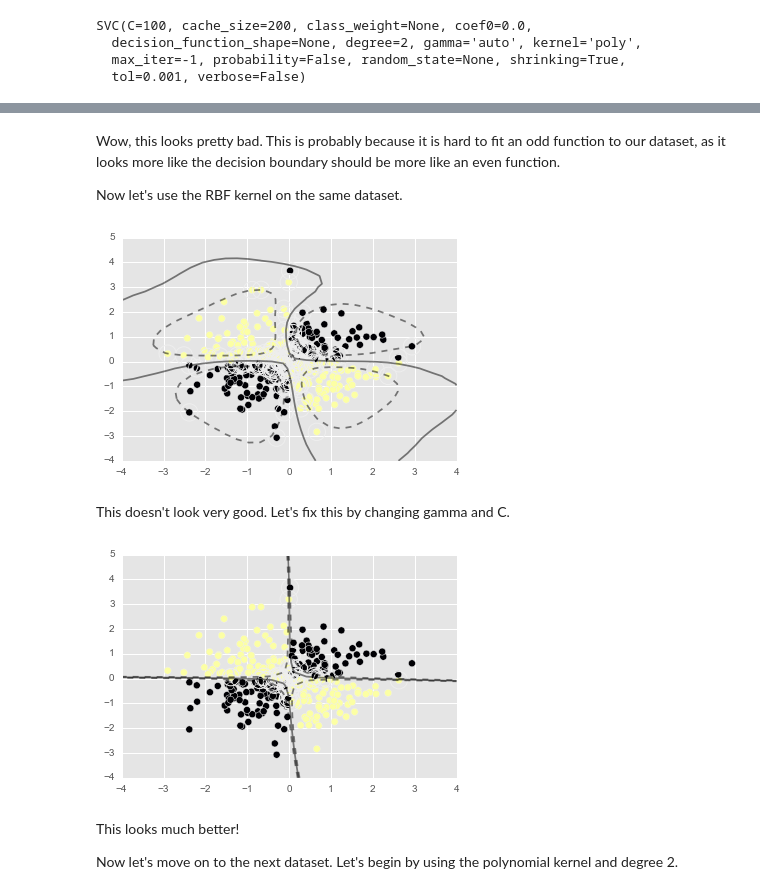
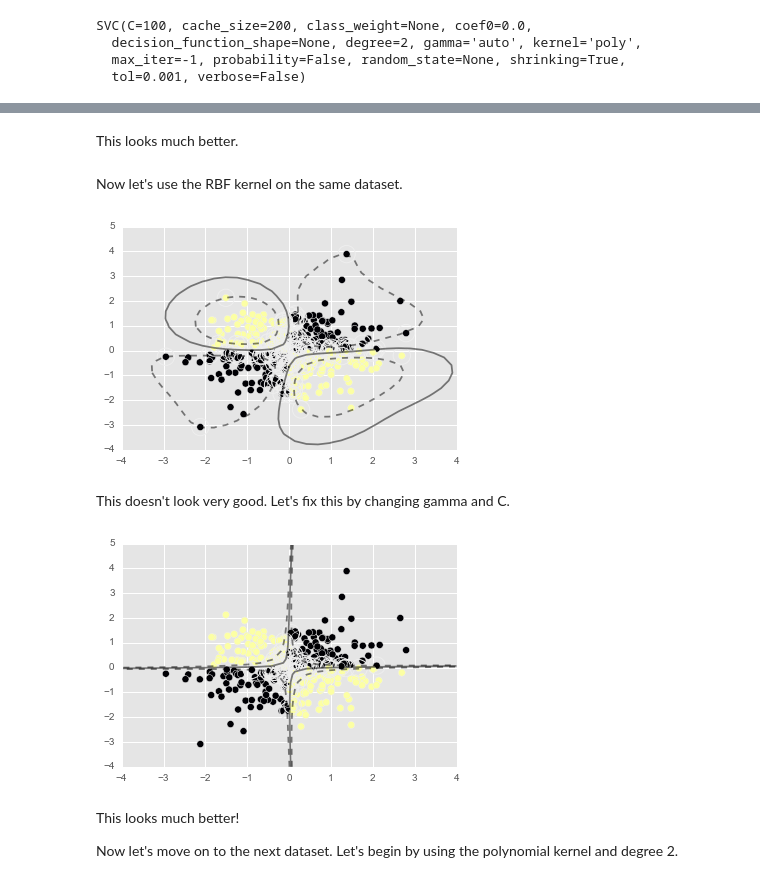
Before and after one commit to ksun0/svm, a Jupyter notebook: miniproject_SVMs_final.ipynb, the cells around one changed output, grey strips where cells are left out. Drawn from its saved outputs; the diff is of its cells as text; code cells hidden in the pictures.

```diff
--- a/miniproject_SVMs_final.ipynb
+++ b/miniproject_SVMs_final.ipynb
@@ -208,6 +203,0 @@ Out of curiosity, let's see what would happen if we changed the degree to 10.
-# %%
-model = SVC(kernel='poly', degree=3, C=10)
-model.fit(X_3, y_3)
-plt.scatter(X_3[:, 0], X_3[:, 1], c=y_3, s=50, cmap='inferno')
-plot_svc_decision_function(model)
-plt.show()
@@ -216,7 +204,7 @@ plt.show()
-# %% [markdown]
-Wow, this looks pretty bad. This is probably because it is hard to fit an odd function to our dataset, as it looks more like the decision boundary should be more like an even function.
-
-Now let's use the RBF kernel on the same dataset.
+# %% [markdown]
+This looks much better.
+# %% [markdown]
+Now let's use the RBF kernel on the same dataset.
 # %%
 model = SVC(kernel='rbf')
 model.fit(X_3, y_3)
@@ -224,17 +212,17 @@ plt.scatter(X_3[:, 0], X_3[:, 1], c=y_3, s=50, cmap='inferno')
 plot_svc_decision_function(model)
 plt.show()
 # %% [output]
-[figure, old version]
+[figure, new version]
 # %% [markdown]
 This doesn't look very good. Let's fix this by changing gamma and C.
 # %%
-model = SVC(kernel='rbf', gamma=0.02, C=10000)
+model = SVC(kernel='rbf', gamma=0.01, C=10000)
 model.fit(X_3, y_3)
 plt.scatter(X_3[:, 0], X_3[:, 1], c=y_3, s=50, cmap='inferno')
 plot_svc_decision_function(model)
 plt.show()
 # %% [output]
-[figure, old version]
+[figure, new version]
 # %% [markdown]
 This looks much better!
 
```
Also changed, not shown: parts of 29 cells of this notebook.
